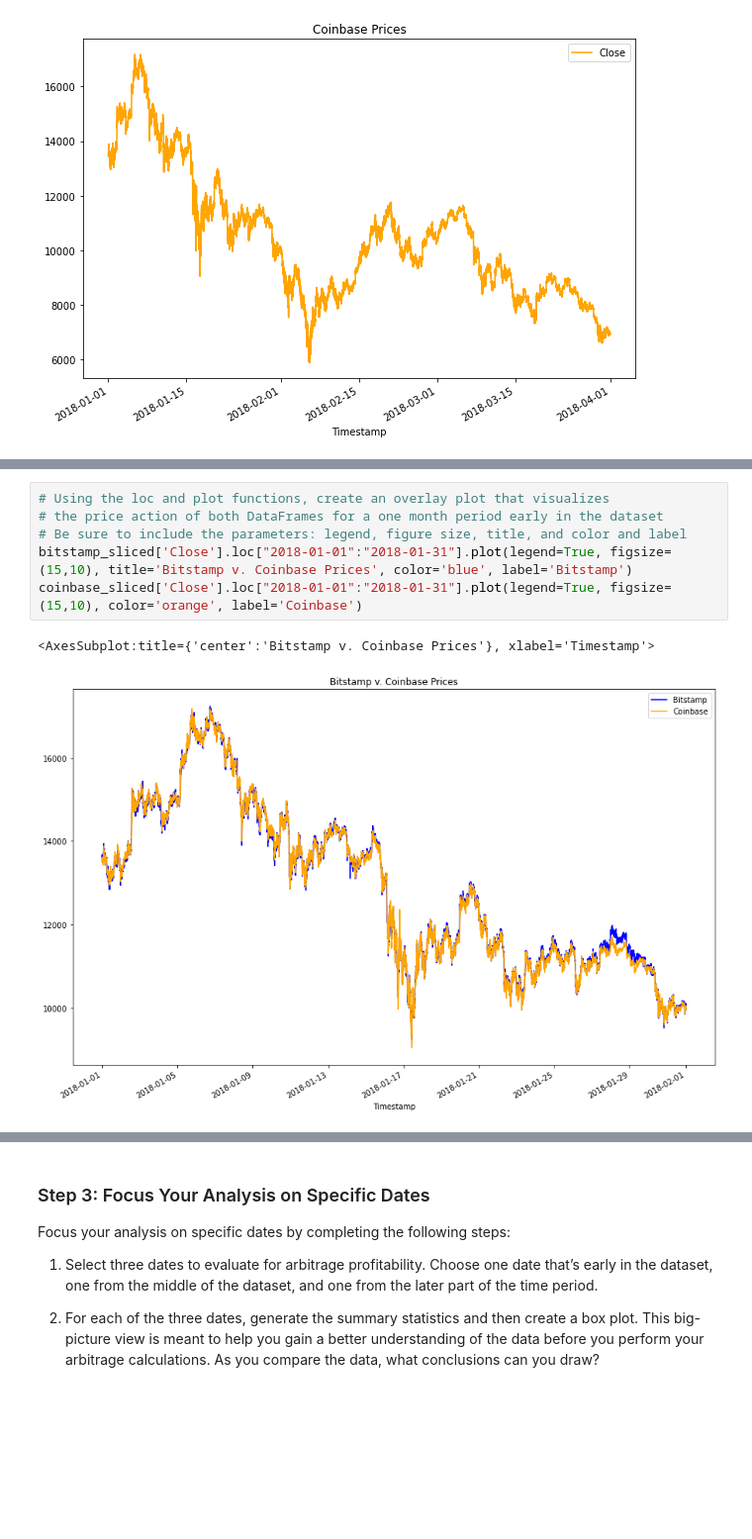
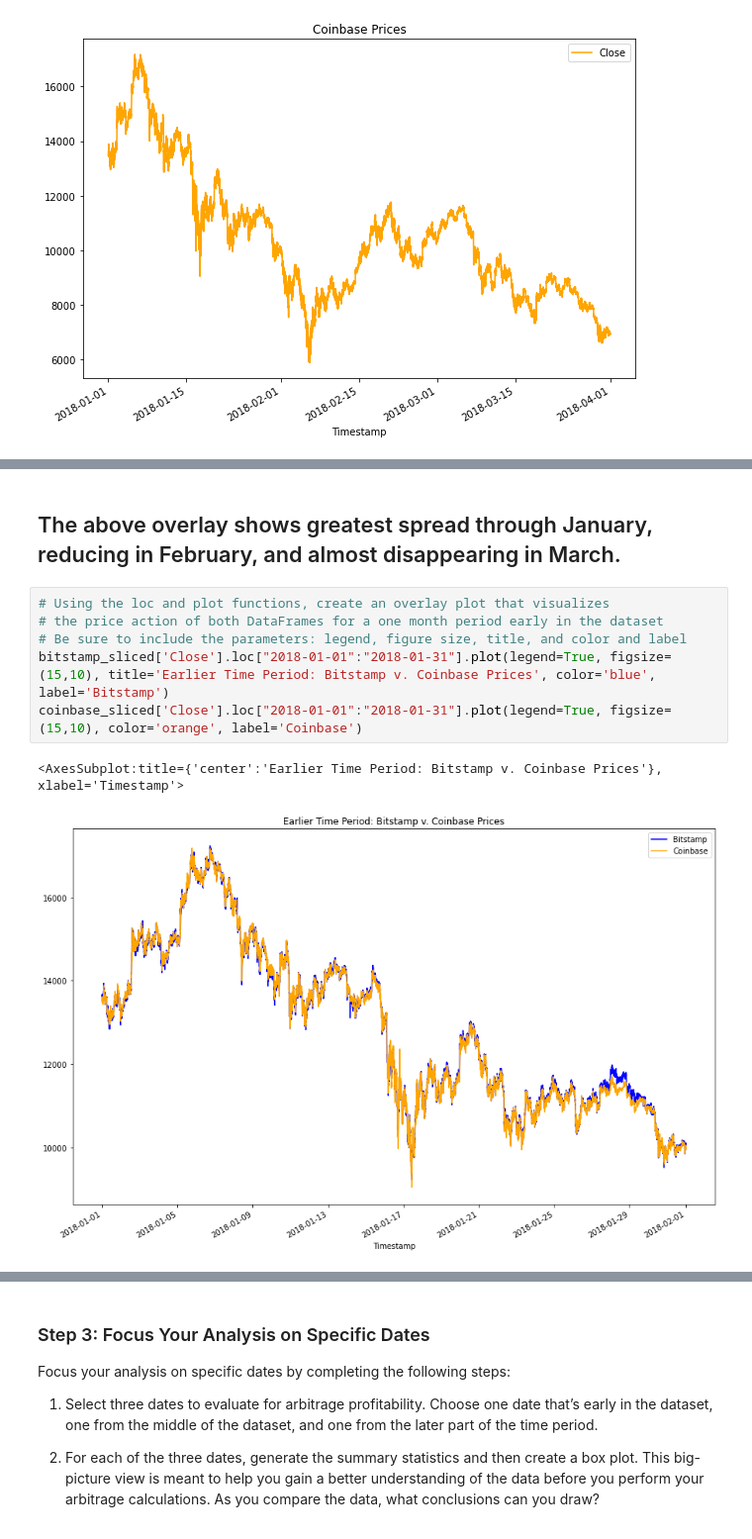
Before and after one commit to djonathan/Module_3_Challenge, a Jupyter notebook: crypto_arbitrage.ipynb, the cells around one changed output, grey strips where cells are left out. Shown at 99% size. Cells and saved outputs as stored; diff of their text form; blank space fills up the shorter version.

```diff
--- a/crypto_arbitrage.ipynb
+++ b/crypto_arbitrage.ipynb
@@ -226,15 +227,17 @@ coinbase_sliced['Close'].plot(legend=True, figsize=(15,10), color='orange', labe
 # %% [output]
 <AxesSubplot:title={'center':'Bitstamp v. Coinbase Prices'}, xlabel='Timestamp'>
 [figure]
+# %% [markdown]
+## The above overlay shows greatest spread through January, reducing in February, and almost disappearing in March.
 # %%
 # Using the loc and plot functions, create an overlay plot that visualizes
 # the price action of both DataFrames for a one month period early in the dataset
 # Be sure to include the parameters: legend, figure size, title, and color and label
-bitstamp_sliced['Close'].loc["2018-01-01":"2018-01-31"].plot(legend=True, figsize=(15,10), title='Bitstamp v. Coinbase Prices', color='blue', label='Bitstamp')
+bitstamp_sliced['Close'].loc["2018-01-01":"2018-01-31"].plot(legend=True, figsize=(15,10), title='Earlier Time Period: Bitstamp v. Coinbase Prices', color='blue', label='Bitstamp')
 coinbase_sliced['Close'].loc["2018-01-01":"2018-01-31"].plot(legend=True, figsize=(15,10), color='orange', label='Coinbase')
 # %% [output]
-<AxesSubplot:title={'center':'Bitstamp v. Coinbase Prices'}, xlabel='Timestamp'>
+<AxesSubplot:title={'center':'Earlier Time Period: Bitstamp v. Coinbase Prices'}, xlabel='Timestamp'>
-[figure, old version]
+[figure, new version]
 # %%
 # Using the loc and plot functions, create an overlay plot that visualizes
 # the price action of both DataFrames for a one month period later in the dataset
```
Also changed, not shown: parts of 9 cells of this notebook.
